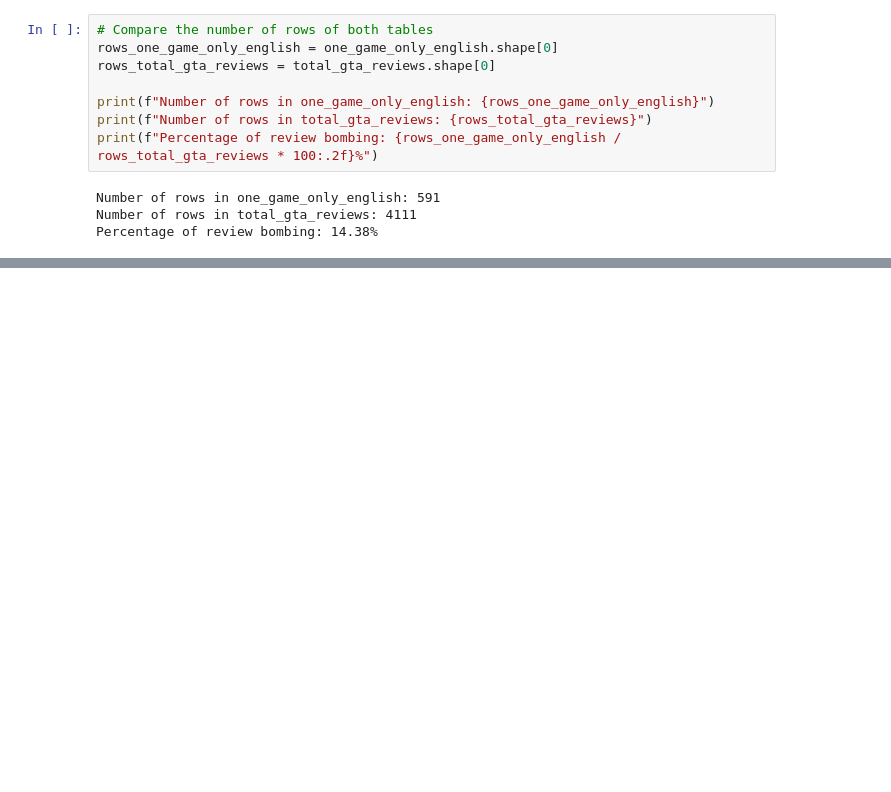
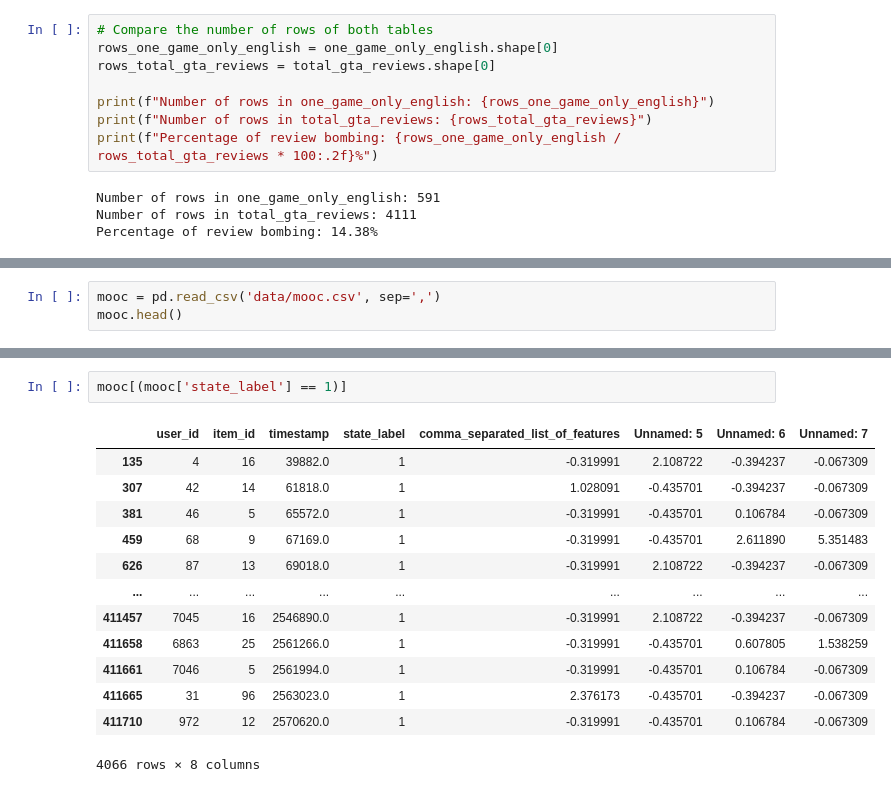
Before and after one commit to Litr0/Steam_data_converter_ML, a Jupyter notebook: transform_steam_data.ipynb, the cells around one changed output, grey strips where cells are left out. Cells and saved outputs as stored; diff of their text form; blank space fills up the shorter version.

```diff
--- a/transform_steam_data.ipynb
+++ b/transform_steam_data.ipynb
@@ -189,0 +243,3 @@ network_df.to_csv('data/steam.csv', index=False)
+# %%
+mooc = pd.read_csv('data/mooc.csv', sep=',')
+mooc.head()
@@ -189,0 +253,16 @@ network_df.to_csv('data/steam.csv', index=False)
+# %%
+mooc[(mooc['state_label'] == 1)]
+# %% [output]
+|  | user_id | item_id | timestamp | state_label | comma_separated_list_of_features | Unnamed: 5 | Unnamed: 6 | Unnamed: 7 |
+| 135 | 4 | 16 | 39882.0 | 1 | -0.319991 | 2.108722 | -0.394237 | -0.067309 |
+| 307 | 42 | 14 | 61818.0 | 1 | 1.028091 | -0.435701 | -0.394237 | -0.067309 |
+| 381 | 46 | 5 | 65572.0 | 1 | -0.319991 | -0.435701 | 0.106784 | -0.067309 |
+| 459 | 68 | 9 | 67169.0 | 1 | -0.319991 | -0.435701 | 2.611890 | 5.351483 |
+| 626 | 87 | 13 | 69018.0 | 1 | -0.319991 | 2.108722 | -0.394237 | -0.067309 |
+| ... | ... | ... | ... | ... | ... | ... | ... | ... |
+| 411457 | 7045 | 16 | 2546890.0 | 1 | -0.319991 | 2.108722 | -0.394237 | -0.067309 |
+| 411658 | 6863 | 25 | 2561266.0 | 1 | -0.319991 | -0.435701 | 0.607805 | 1.538259 |
+| 411661 | 7046 | 5 | 2561994.0 | 1 | -0.319991 | -0.435701 | 0.106784 | -0.067309 |
+| 411665 | 31 | 96 | 2563023.0 | 1 | 2.376173 | -0.435701 | -0.394237 | -0.067309 |
+| 411710 | 972 | 12 | 2570620.0 | 1 | -0.319991 | -0.435701 | 0.106784 | -0.067309 |
+4066 rows × 8 columns
```
Also changed, not shown: parts of 20 cells of this notebook.
